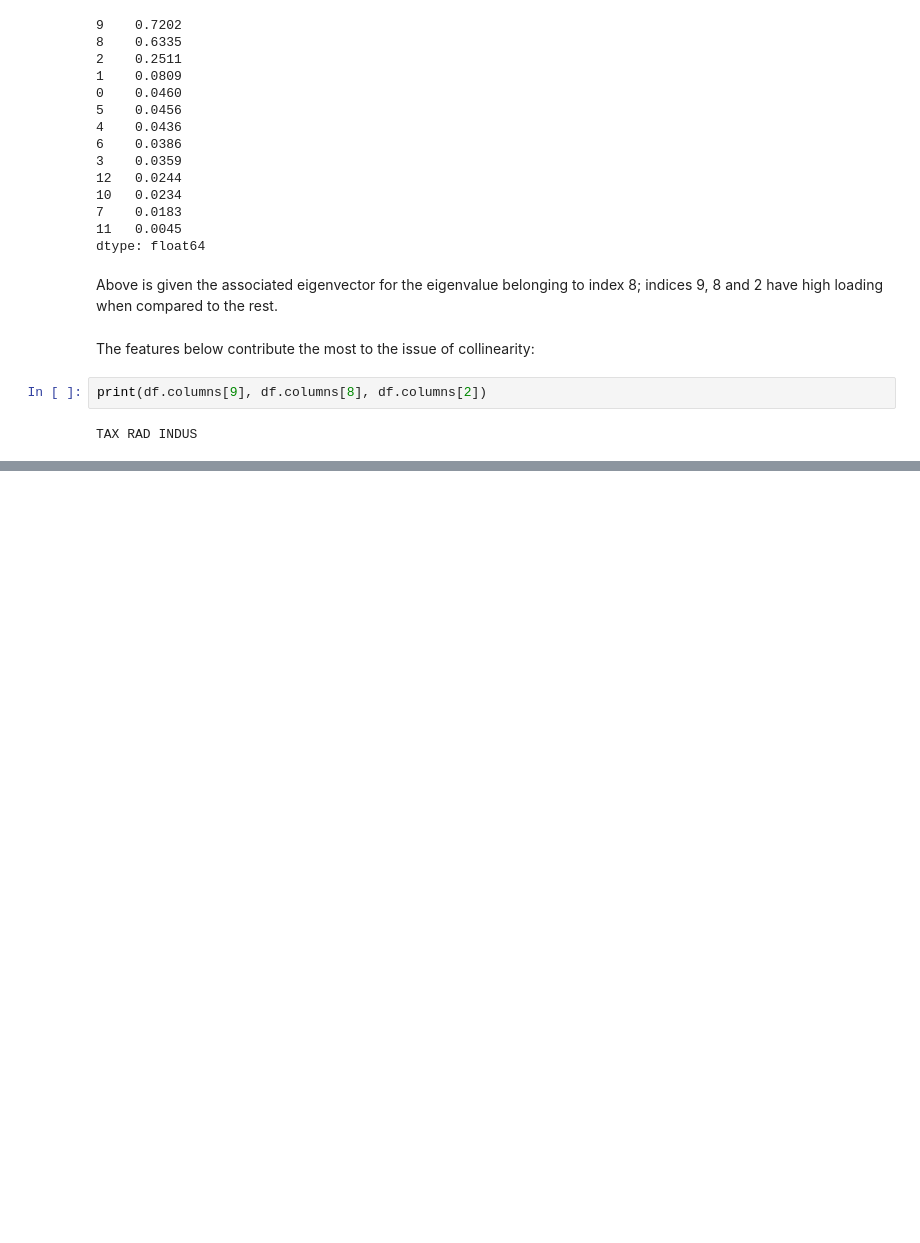
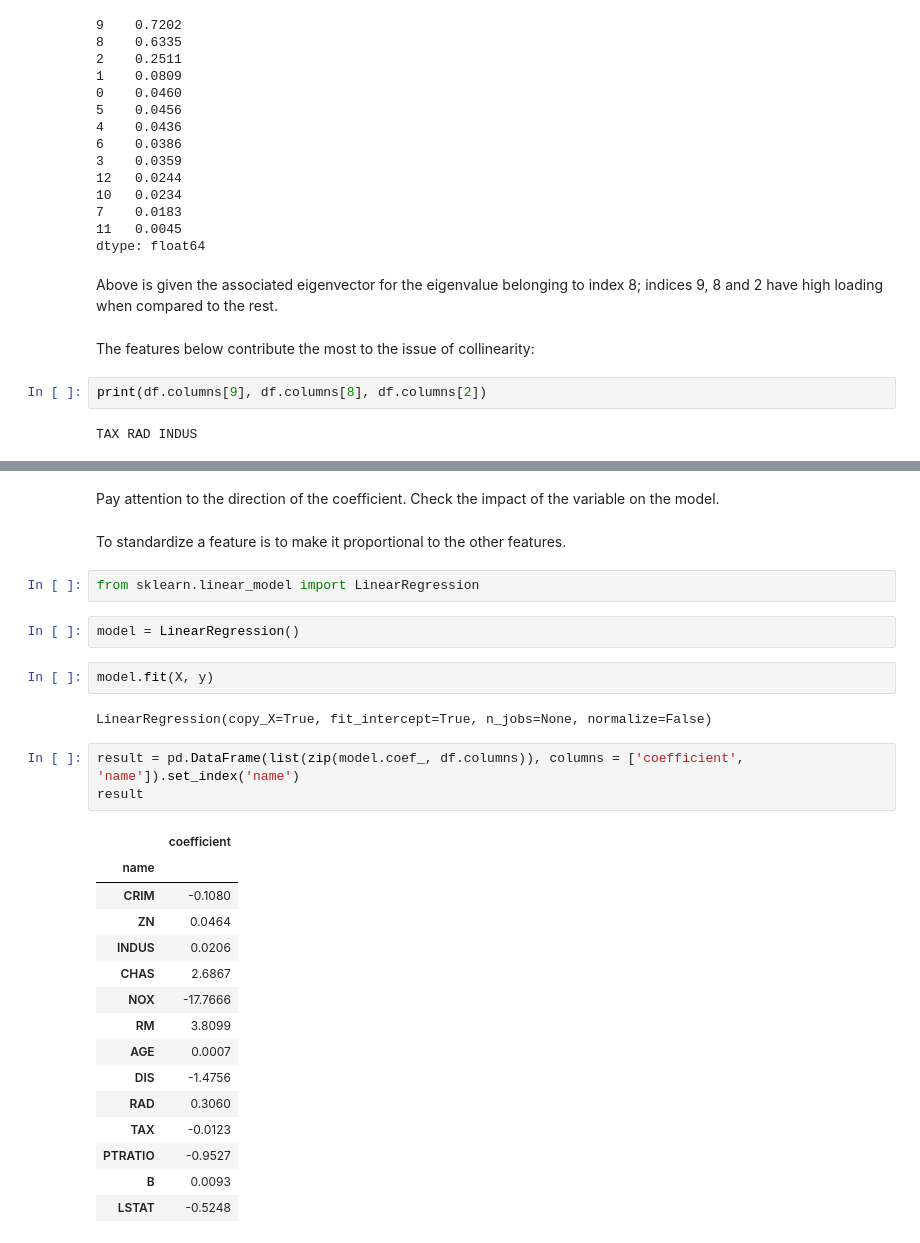
Before and after one commit to ElveinAks/UdemyMachineLearning, a Jupyter notebook: Boston Housing Prices Multiple Regression.ipynb, the cells around one changed output, grey strips where cells are left out. Saved outputs shown, nothing was run; the diff lists cells and outputs as text; blank space fills up the shorter version.

```diff
--- a/Boston Housing Prices Multiple Regression.ipynb
+++ b/Boston Housing Prices Multiple Regression.ipynb
@@ -220,0 +213,31 @@ TAX RAD INDUS
+# %% [markdown]
+Pay attention to the direction of the coefficient. Check the impact of the variable on the model.
+# %% [markdown]
+To standardize a feature is to make it proportional to the other features.
+# %%
+from sklearn.linear_model import LinearRegression
+# %%
+model = LinearRegression()
+# %%
+model.fit(X, y)
+# %% [output]
+LinearRegression(copy_X=True, fit_intercept=True, n_jobs=None, normalize=False)
+# %%
+result = pd.DataFrame(list(zip(model.coef_, df.columns)), columns = ['coefficient', 'name']).set_index('name')
+result
+# %% [output]
+|  | coefficient |
+| name |  |
+| CRIM | -0.1080 |
+| ZN | 0.0464 |
+| INDUS | 0.0206 |
+| CHAS | 2.6867 |
+| NOX | -17.7666 |
+| RM | 3.8099 |
+| AGE | 0.0007 |
+| DIS | -1.4756 |
+| RAD | 0.3060 |
+| TAX | -0.0123 |
+| PTRATIO | -0.9527 |
+| B | 0.0093 |
+| LSTAT | -0.5248 |
```
Also changed, not shown: parts of 30 cells of this notebook, 1 other file.
